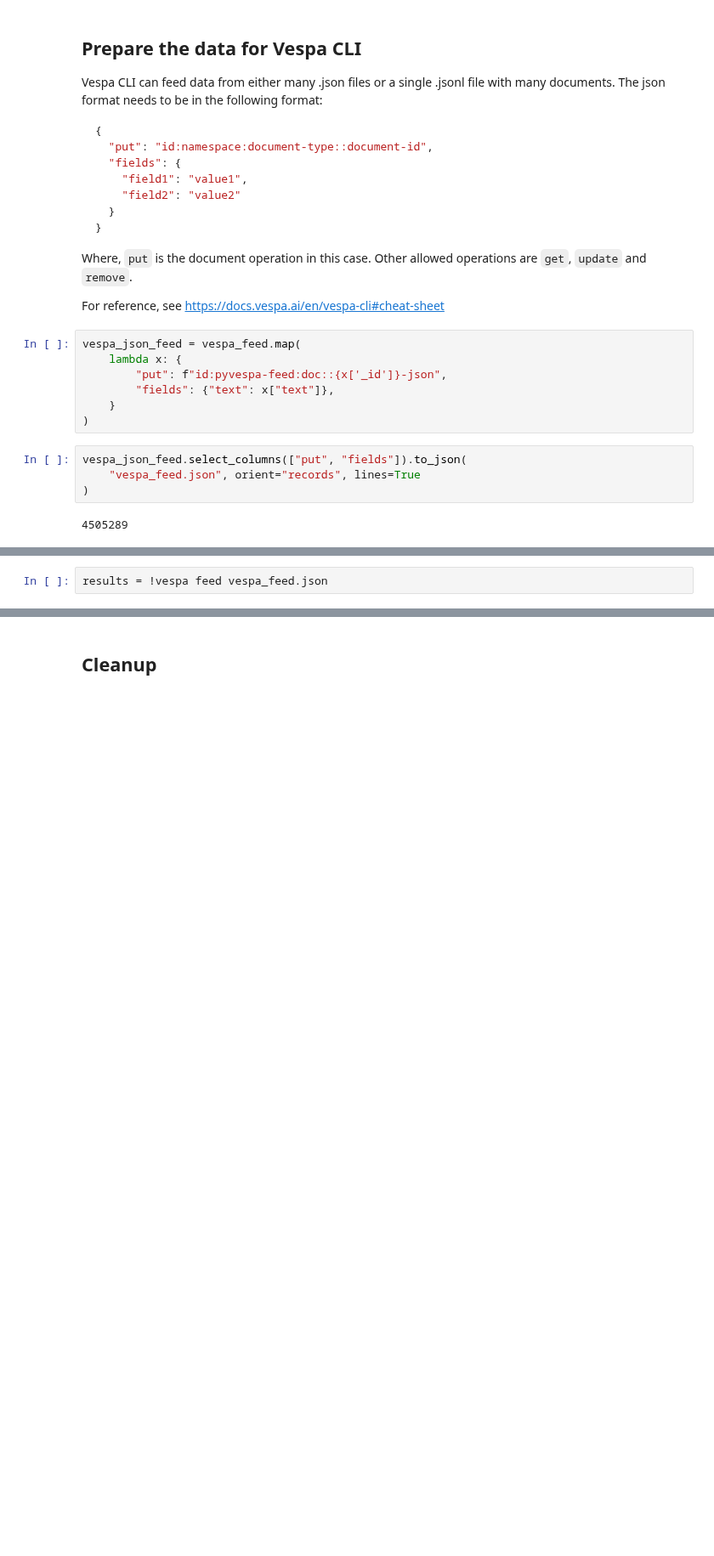
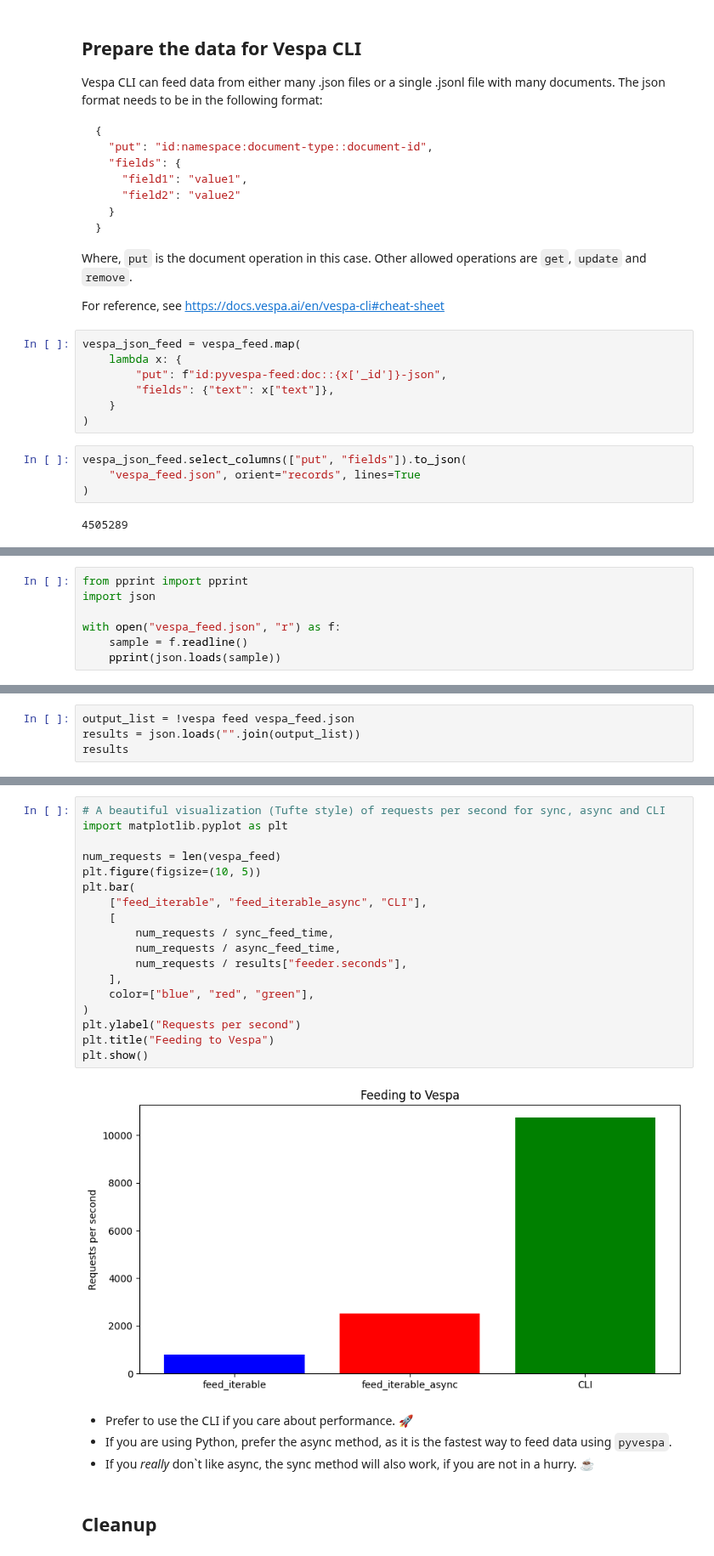
Before and after one commit to vespa-engine/pyvespa, a Jupyter notebook: docs/sphinx/source/examples/feed_performance.ipynb, the cells around one changed output, grey strips where cells are left out. Shown at 85% size. Cells and saved outputs as stored; diff of their text form; blank space fills up the shorter version.

Commit message:
fix plot

```diff
--- a/docs/sphinx/source/examples/feed_performance.ipynb
+++ b/docs/sphinx/source/examples/feed_performance.ipynb
@@ -186,0 +225,7 @@ vespa_json_feed.select_columns(["put", "fields"]).to_json(
+# %%
+from pprint import pprint
+import json
+
+with open("vespa_feed.json", "r") as f:
+    sample = f.readline()
+    pprint(json.loads(sample))
@@ -187,2 +237,4 @@ vespa_json_feed.select_columns(["put", "fields"]).to_json(
 # %%
-results = !vespa feed vespa_feed.json
+output_list = !vespa feed vespa_feed.json
+results = json.loads("".join(output_list))
+results
@@ -193,3 +273,27 @@ results
+# %%
+# A beautiful visualization (Tufte style) of requests per second for sync, async and CLI
+import matplotlib.pyplot as plt
+
+num_requests = len(vespa_feed)
+plt.figure(figsize=(10, 5))
+plt.bar(
+    ["feed_iterable", "feed_iterable_async", "CLI"],
+    [
+        num_requests / sync_feed_time,
+        num_requests / async_feed_time,
+        num_requests / results["feeder.seconds"],
+    ],
+    color=["blue", "red", "green"],
+)
+plt.ylabel("Requests per second")
+plt.title("Feeding to Vespa")
+plt.show()
+# %% [output]
+[figure, added]
+# %% [markdown]
+- Prefer to use the CLI if you care about performance. 🚀
+- If you are using Python, prefer the async method, as it is the fastest way to feed data using `pyvespa`.
+- If you _really_ don`t like async, the sync method will also work, if you are not in a hurry. ☕
 # %% [markdown]
 ## Cleanup
 # %%
```
Also changed, not shown: parts of 16 cells of this notebook.
